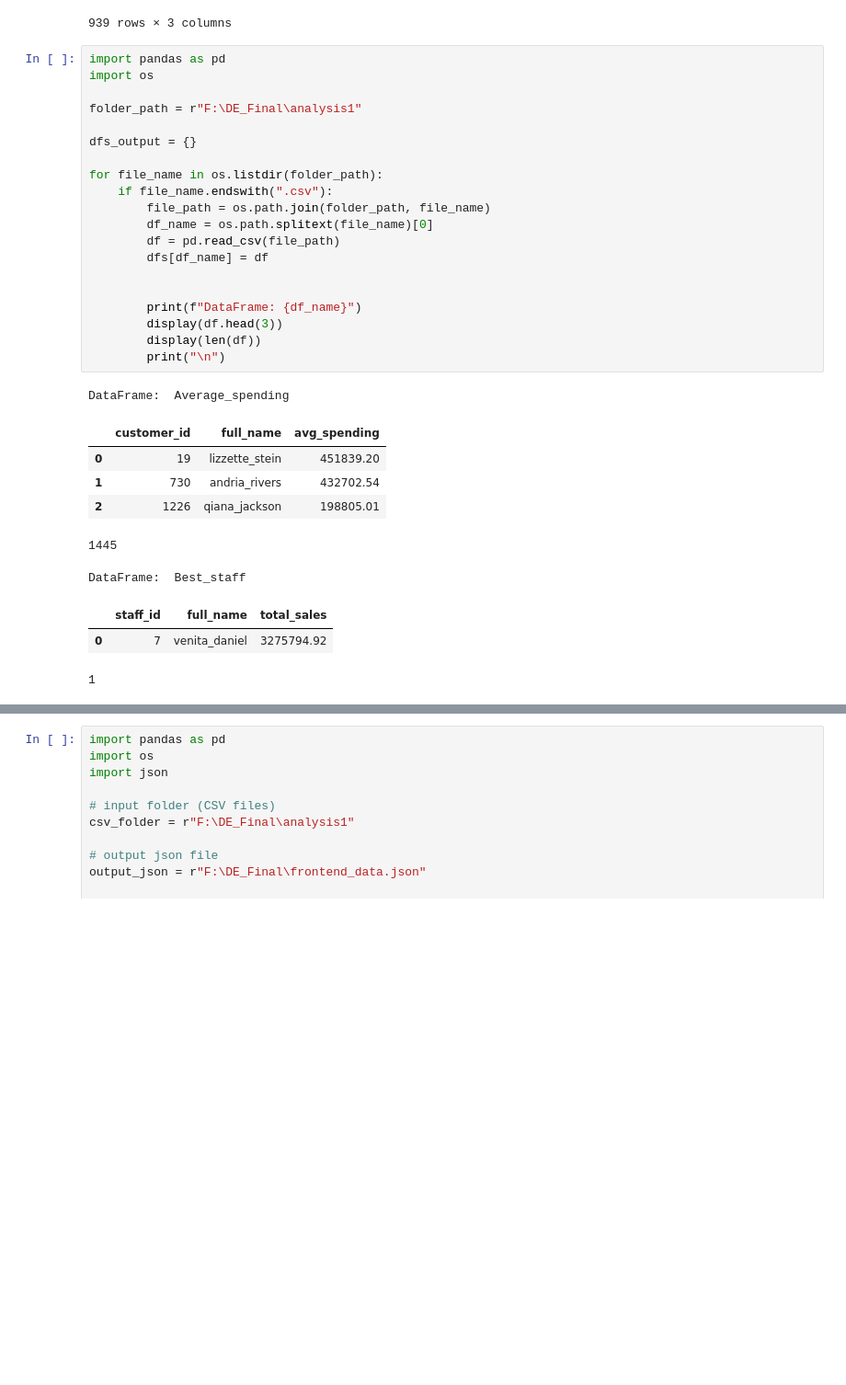
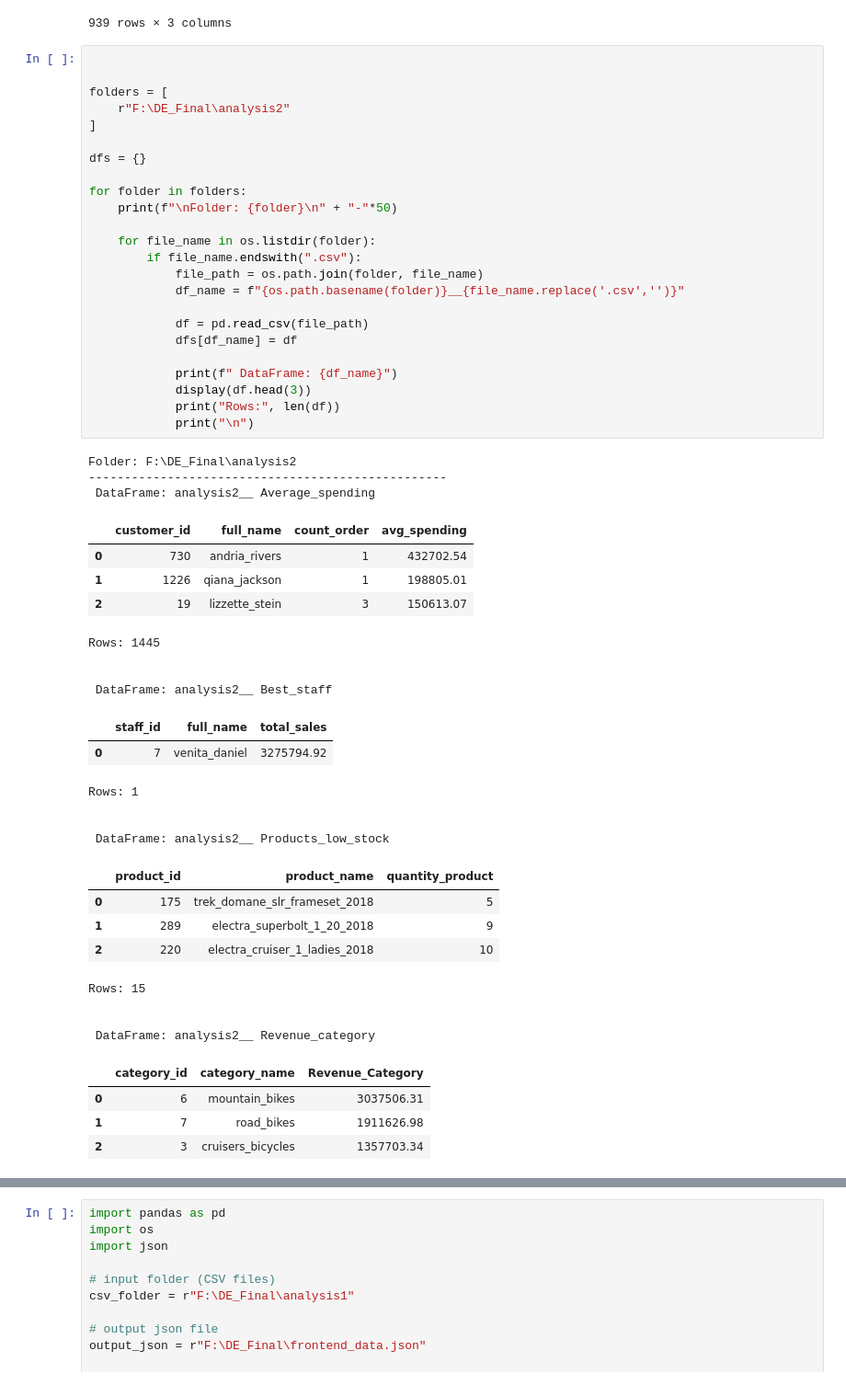
Before and after one commit to bob88p/DE_Retail, a Jupyter notebook: project_DE.ipynb, the cells around one changed output, grey strips where cells are left out. Shown at 92% size. Cells and saved outputs as stored; diff of their text form; blank space fills up the shorter version.

```diff
--- a/project_DE.ipynb
+++ b/project_DE.ipynb
@@ -699,33 +699,56 @@ pd.read_sql("SELECT  * FROM Stocks " , con=engine)
 | 938 | 3 | 313 | 0 |
 939 rows × 3 columns
 # %%
-import pandas as pd
-import os
-
-folder_path = r"F:\DE_Final\analysis1"
-
-dfs_output = {}
-
-for file_name in os.listdir(folder_path):
-    if file_name.endswith(".csv"):
-        file_path = os.path.join(folder_path, file_name)
-        df_name = os.path.splitext(file_name)[0]
-        df = pd.read_csv(file_path)
-        dfs[df_name] = df
 
 
-        print(f"DataFrame: {df_name}")
-        display(df.head(3))
-        display(len(df))
-        print("\n")
+folders = [
+    r"F:\DE_Final\analysis2"
+]
+
+dfs = {}
+
+for folder in folders:
+    print(f"\nFolder: {folder}\n" + "-"*50)
+
+    for file_name in os.listdir(folder):
+        if file_name.endswith(".csv"):
+            file_path = os.path.join(folder, file_name)
+            df_name = f"{os.path.basename(folder)}__{file_name.replace('.csv','')}"
+
+            df = pd.read_csv(file_path)
+            dfs[df_name] = df
+
+            print(f" DataFrame: {df_name}")
+            display(df.head(3))
+            print("Rows:", len(df))
+            print("\n")
 # %% [output]
-DataFrame:  Average_spending
+Folder: F:\DE_Final\analysis2
+--------------------------------------------------
+ DataFrame: analysis2__ Average_spending
-|  | customer_id | full_name | avg_spending |
-| 0 | 19 | lizzette_stein | 451839.20 |
-| 1 | 730 | andria_rivers | 432702.54 |
-| 2 | 1226 | qiana_jackson | 198805.01 |
+|  | customer_id | full_name | count_order | avg_spending |
+| 0 | 730 | andria_rivers | 1 | 432702.54 |
+| 1 | 1226 | qiana_jackson | 1 | 198805.01 |
+| 2 | 19 | lizzette_stein | 3 | 150613.07 |
-1445
+Rows: 1445
+
+
+ DataFrame: analysis2__ Best_staff
+|  | staff_id | full_name | total_sales |
+| 0 | 7 | venita_daniel | 3275794.92 |
-DataFrame:  Best_staff
+Rows: 1
+
+
+ DataFrame: analysis2__ Products_low_stock
-|  | staff_id | full_name | total_sales |
-| 0 | 7 | venita_daniel | 3275794.92 |
+|  | product_id | product_name | quantity_product |
+| 0 | 175 | trek_domane_slr_frameset_2018 | 5 |
+| 1 | 289 | electra_superbolt_1_20_2018 | 9 |
+| 2 | 220 | electra_cruiser_1_ladies_2018 | 10 |
-1
+Rows: 15
+
+
+ DataFrame: analysis2__ Revenue_category
+|  | category_id | category_name | Revenue_Category |
+| 0 | 6 | mountain_bikes | 3037506.31 |
+| 1 | 7 | road_bikes | 1911626.98 |
+| 2 | 3 | cruisers_bicycles | 1357703.34 |
```
Also changed, not shown: parts of 1 cell of this notebook, 14 other files.
